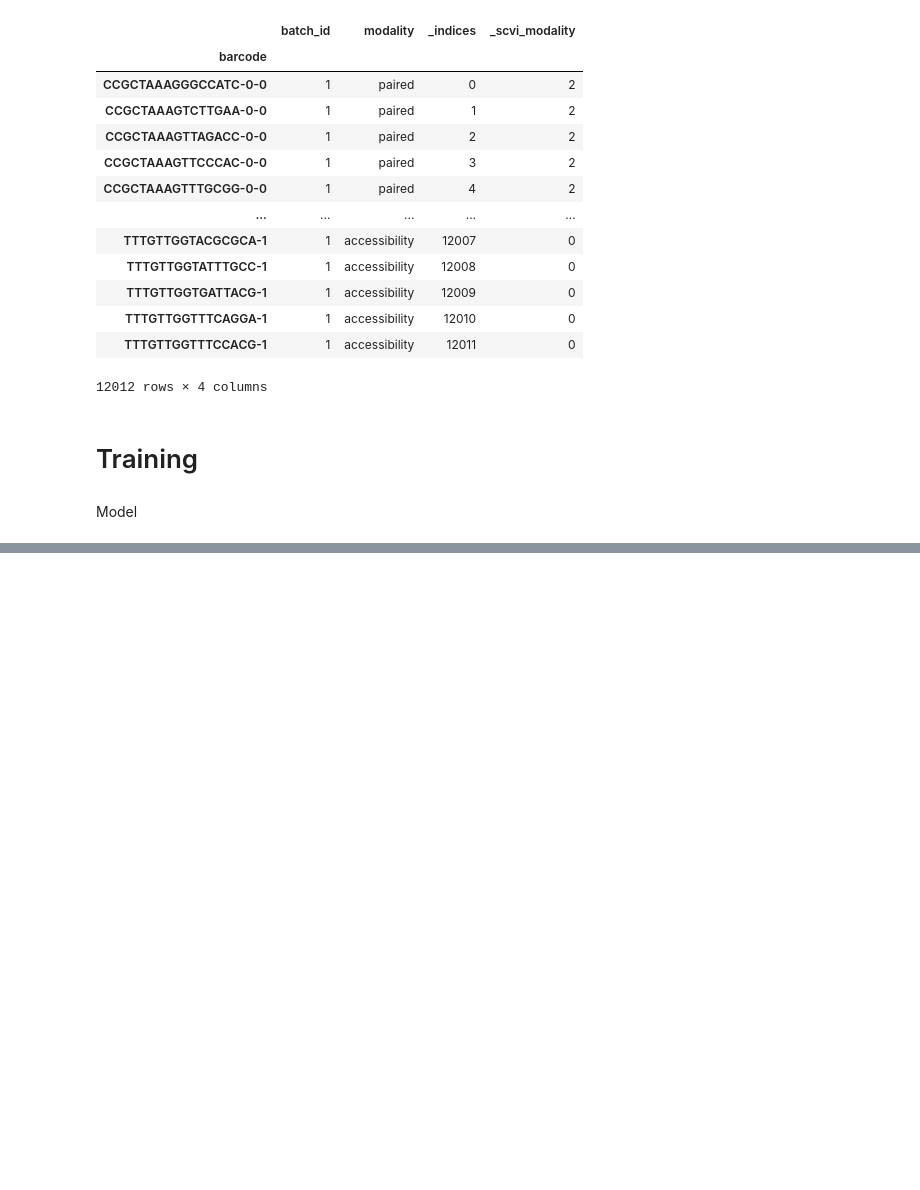
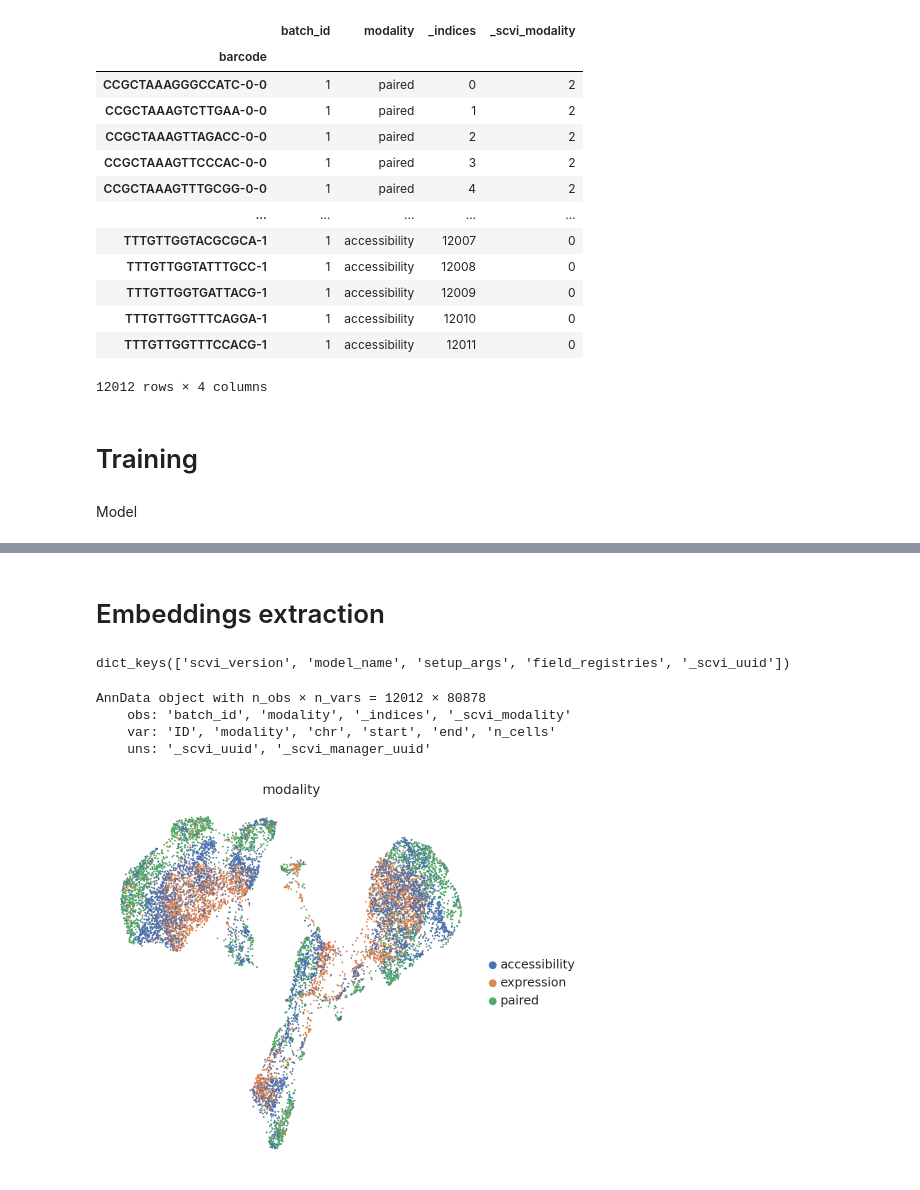
Before and after one commit to olavdc-dl/multivi_reconstructed, a Jupyter notebook: multiVI/MultiVI_recoded_training.ipynb, the cells around one changed output, grey strips where cells are left out. Saved outputs shown, nothing was run; the diff lists cells and outputs as text; code cells hidden in the pictures; blank space fills up the shorter version.

Commit message:
Added latent space extraction and visualisation

```diff
--- a/multiVI/MultiVI_recoded_training.ipynb
+++ b/multiVI/MultiVI_recoded_training.ipynb
@@ -398,0 +428,63 @@ View run at https://wandb.ai/deeplife/multiVI-training/runs/db98v3n3
+# %% [markdown]
+# Embeddings extraction
+# %%
+anndata_fields = [
+    LayerField(registry_key="x", layer=None, is_count_data=True),
+    CategoricalObsField(registry_key="modality", attr_key="modality"),
+    NumericalObsField(registry_key  = "cell_idx", attr_key = "_indices" )
+]
+adata_manager = AnnDataManager(fields=anndata_fields)
+adata_manager.register_fields(adata_mvi)
+print(
+    adata_manager.registry.keys()
+)  # There is additionally a _scvi_uuid key which is used to uniquely identify AnnData objects for subsequent retrieval.
+# %% [output]
+dict_keys(['scvi_version', 'model_name', 'setup_args', 'field_registries', '_scvi_uuid'])
+# %%
+adata_mvi
+# %% [output]
+AnnData object with n_obs × n_vars = 12012 × 80878
+    obs: 'batch_id', 'modality', '_indices', '_scvi_modality'
+    var: 'ID', 'modality', 'chr', 'start', 'end', 'n_cells'
+    uns: '_scvi_uuid', '_scvi_manager_uuid'
+# %%
+total_adl = AnnDataLoader(adata_manager, shuffle= False, batch_size = 128)
+# %%
+# Extract latent space
+model_to_load = "/home/olavdc/github/multVI_experiments/multiVI/model_weights_royal-river-48.pth"
+multivi = MULTIVAE(
+    n_input_genes = n_genes,
+    n_input_regions = n_regions,
+    n_hidden = n_hidden,
+    n_latent = n_latent,
+    deeply_inject_covariates = True,
+    n_batch = adata_manager.summary_stats.n_modality,
+    modality_weights = "universal"
+)
+multivi.load_state_dict(torch.load(model_to_load))
+multivi.to(device)
+multivi.eval()
+
+latents = []
+
+for batch in total_adl:
+
+    x = batch["x"].to(device)
+    modality = batch["modality"].to(device)
+    cell_idx = batch["cell_idx"].to(device)
+    y = torch.zeros(x.shape[0], 1, device=x.device, requires_grad=False).to(device) # in case of no usage of porteins
+
+    # Inference
+    inference_outputs = multivi.inference(x, y, modality, cell_idx)
+    latent = inference_outputs["z"]
+    latents += [latent.detach().cpu()]
+
+latents = torch.cat(latents).numpy()
+# %%
+MULTIVI_LATENT_KEY = "X_multivi"
+adata_mvi.obsm[MULTIVI_LATENT_KEY] = latents
+sc.pp.neighbors(adata_mvi, use_rep=MULTIVI_LATENT_KEY)
+sc.tl.umap(adata_mvi, min_dist=0.2)
+sc.pl.umap(adata_mvi, color="modality")
+# %% [output]
+[figure, added]
```
Also changed, not shown: parts of 4 cells of this notebook, 43 other files.
